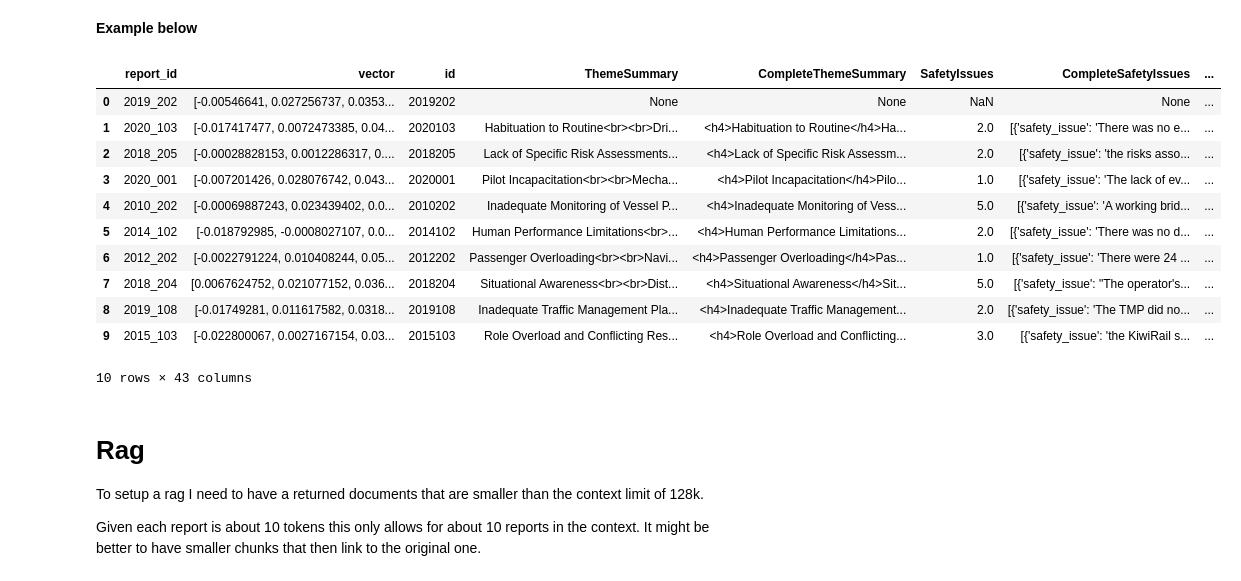
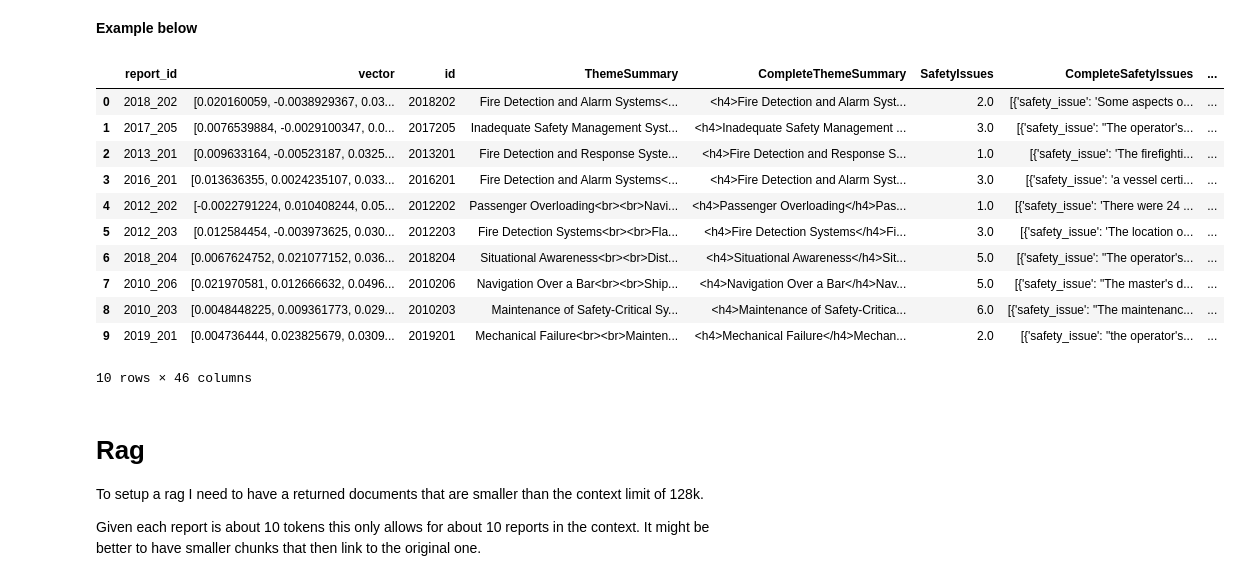
Before and after one commit to 1jamesthompson1/TAIC-report-summary, a Jupyter notebook: notebooks/vector database exploration/vector_db_exploration.ipynb, the cells around one changed output. Saved outputs shown, nothing was run; the diff lists cells and outputs as text; code cells hidden in the pictures.

```diff
--- a/notebooks/vector database exploration/vector_db_exploration.ipynb
+++ b/notebooks/vector database exploration/vector_db_exploration.ipynb
@@ -1008,6 +1009,9 @@ See the caveats in the documentation: https://pandas.pydata.org/pandas-docs/stab
 merged_df = pd.merge(embeddings, payload_df, on='report_id', how='left')
 
 merged_df.rename(columns={'embedding': 'vector'}, inplace=True)
+
+merged_df['mode'] = merged_df['report_id'].apply(lambda x: Modes.Mode.as_char(Modes.get_report_mode_from_id(x)))
+merged_df['year'] = merged_df['report_id'].apply(lambda x: int(x[0:4]))
 
 merged_df.to_csv('merged_df.csv')
 
@@ -1037,13 +1041,17 @@ merged_df
 # %%
 # Create db
 
-uri = 'taic-report-lancedb-test'
+uri = 'vector_db'
 
 db = lancedb.connect(uri)
 # %%
 # Create new table
-db.drop_table('taic-reports')
+tbl_name = 'taic-reports'
+
+if tbl_name in db.table_names(tbl_name):
+    db.drop_table(tbl_name)
+
 tbl = db.create_table(
-    'taic-reports',
+    tbl_name,
     data = merged_df
 )
@@ -1075,7 +1063,9 @@ def search_vectorDB(text, tbl, results = 10):
 
     search_text_embeded = vo.embed(search_text, model="voyage-large-2", input_type="document").embeddings[0]
 
-    return tbl.search(search_text_embeded).to_pandas()
+    return tbl.search(search_text_embeded) \
+    .limit(results) \
+    .to_pandas()
 # %% [markdown]
 
 
@@ -1088,21 +1078,21 @@ def search_vectorDB(text, tbl, results = 10):
 
 
 **Example below**
-# %%
-search_vectorDB('I want to know about accidents that had drug and alcohol involved', tbl, results = 10)
-# %% [output]
-|  | report_id | vector | id | ThemeSummary | CompleteThemeSummary | SafetyIssues | CompleteSafetyIssues | ... |
-| 0 | 2019_202 | [-0.00546641, 0.027256737, 0.0353... | 2019202 | None | None | NaN | None | ... |
-| 1 | 2020_103 | [-0.017417477, 0.0072473385, 0.04... | 2020103 | Habituation to Routine<br><br>Dri... | <h4>Habituation to Routine</h4>Ha... | 2.0 | [{'safety_issue': 'There was no e... | ... |
-| 2 | 2018_205 | [-0.00028828153, 0.0012286317, 0.... | 2018205 | Lack of Specific Risk Assessments... | <h4>Lack of Specific Risk Assessm... | 2.0 | [{'safety_issue': 'the risks asso... | ... |
-| 3 | 2020_001 | [-0.007201426, 0.028076742, 0.043... | 2020001 | Pilot Incapacitation<br><br>Mecha... | <h4>Pilot Incapacitation</h4>Pilo... | 1.0 | [{'safety_issue': 'The lack of ev... | ... |
-| 4 | 2010_202 | [-0.00069887243, 0.023439402, 0.0... | 2010202 | Inadequate Monitoring of Vessel P... | <h4>Inadequate Monitoring of Vess... | 5.0 | [{'safety_issue': 'A working brid... | ... |
-| 5 | 2014_102 | [-0.018792985, -0.0008027107, 0.0... | 2014102 | Human Performance Limitations<br>... | <h4>Human Performance Limitations... | 2.0 | [{'safety_issue': 'There was no d... | ... |
-| 6 | 2012_202 | [-0.0022791224, 0.010408244, 0.05... | 2012202 | Passenger Overloading<br><br>Navi... | <h4>Passenger Overloading</h4>Pas... | 1.0 | [{'safety_issue': 'There were 24 ... | ... |
-| 7 | 2018_204 | [0.0067624752, 0.021077152, 0.036... | 2018204 | Situational Awareness<br><br>Dist... | <h4>Situational Awareness</h4>Sit... | 5.0 | [{'safety_issue': "The operator's... | ... |
-| 8 | 2019_108 | [-0.01749281, 0.011617582, 0.0318... | 2019108 | Inadequate Traffic Management Pla... | <h4>Inadequate Traffic Management... | 2.0 | [{'safety_issue': 'The TMP did no... | ... |
-| 9 | 2015_103 | [-0.022800067, 0.0027167154, 0.03... | 2015103 | Role Overload and Conflicting Res... | <h4>Role Overload and Conflicting... | 3.0 | [{'safety_issue': 'the KiwiRail s... | ... |
-10 rows × 43 columns
+# %%
+search_vectorDB('fire onboard a boat', tbl, results = 10)
+# %% [output]
+|  | report_id | vector | id | ThemeSummary | CompleteThemeSummary | SafetyIssues | CompleteSafetyIssues | ... |
+| 0 | 2018_202 | [0.020160059, -0.0038929367, 0.03... | 2018202 | Fire Detection and Alarm Systems<... | <h4>Fire Detection and Alarm Syst... | 2.0 | [{'safety_issue': 'Some aspects o... | ... |
+| 1 | 2017_205 | [0.0076539884, -0.0029100347, 0.0... | 2017205 | Inadequate Safety Management Syst... | <h4>Inadequate Safety Management ... | 3.0 | [{'safety_issue': "The operator's... | ... |
+| 2 | 2013_201 | [0.009633164, -0.00523187, 0.0325... | 2013201 | Fire Detection and Response Syste... | <h4>Fire Detection and Response S... | 1.0 | [{'safety_issue': 'The firefighti... | ... |
+| 3 | 2016_201 | [0.013636355, 0.0024235107, 0.033... | 2016201 | Fire Detection and Alarm Systems<... | <h4>Fire Detection and Alarm Syst... | 3.0 | [{'safety_issue': 'a vessel certi... | ... |
+| 4 | 2012_202 | [-0.0022791224, 0.010408244, 0.05... | 2012202 | Passenger Overloading<br><br>Navi... | <h4>Passenger Overloading</h4>Pas... | 1.0 | [{'safety_issue': 'There were 24 ... | ... |
+| 5 | 2012_203 | [0.012584454, -0.003973625, 0.030... | 2012203 | Fire Detection Systems<br><br>Fla... | <h4>Fire Detection Systems</h4>Fi... | 3.0 | [{'safety_issue': 'The location o... | ... |
+| 6 | 2018_204 | [0.0067624752, 0.021077152, 0.036... | 2018204 | Situational Awareness<br><br>Dist... | <h4>Situational Awareness</h4>Sit... | 5.0 | [{'safety_issue': "The operator's... | ... |
+| 7 | 2010_206 | [0.021970581, 0.012666632, 0.0496... | 2010206 | Navigation Over a Bar<br><br>Ship... | <h4>Navigation Over a Bar</h4>Nav... | 5.0 | [{'safety_issue': "The master's d... | ... |
+| 8 | 2010_203 | [0.0048448225, 0.009361773, 0.029... | 2010203 | Maintenance of Safety-Critical Sy... | <h4>Maintenance of Safety-Critica... | 6.0 | [{'safety_issue': "The maintenanc... | ... |
+| 9 | 2019_201 | [0.004736444, 0.023825679, 0.0309... | 2019201 | Mechanical Failure<br><br>Mainten... | <h4>Mechanical Failure</h4>Mechan... | 2.0 | [{'safety_issue': "the operator's... | ... |
+10 rows × 46 columns
 # %% [markdown]
 # Rag
 
```
Also changed, not shown: parts of 3 cells of this notebook, 2 other files.
